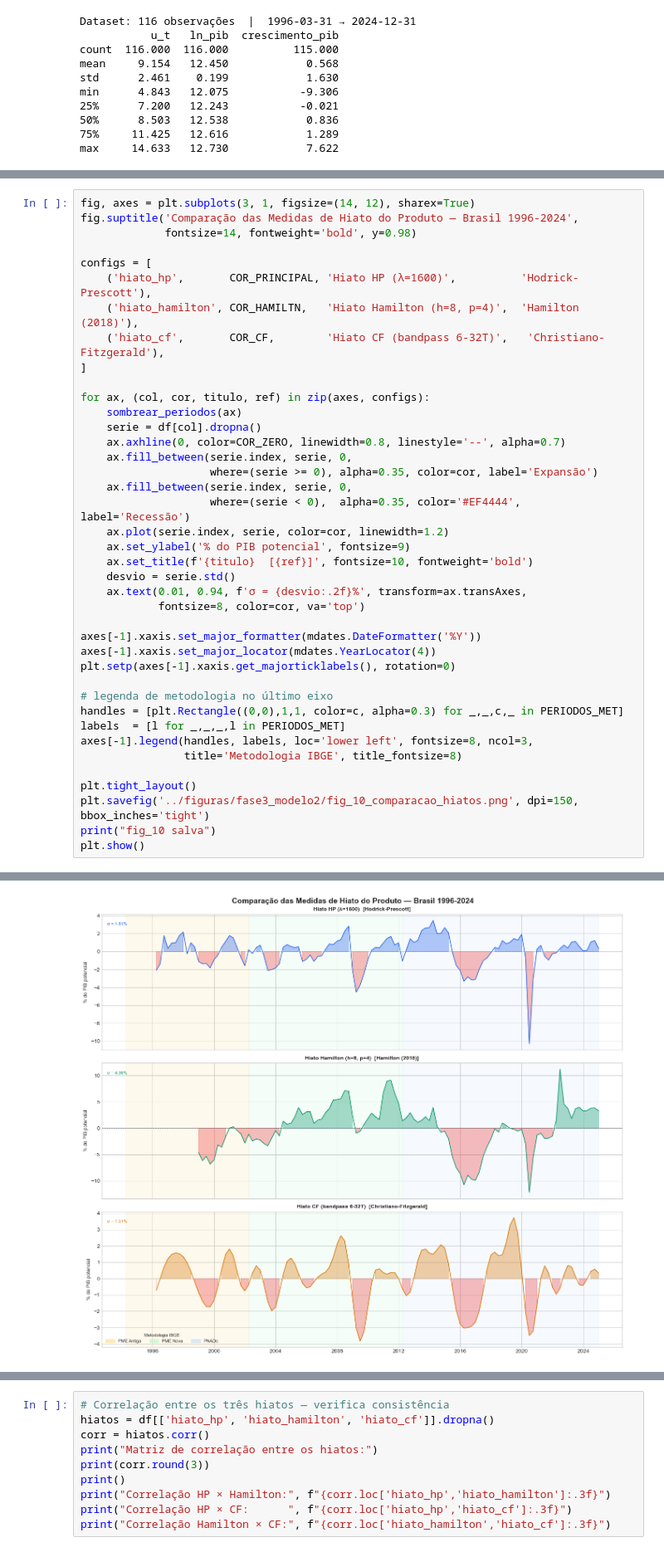
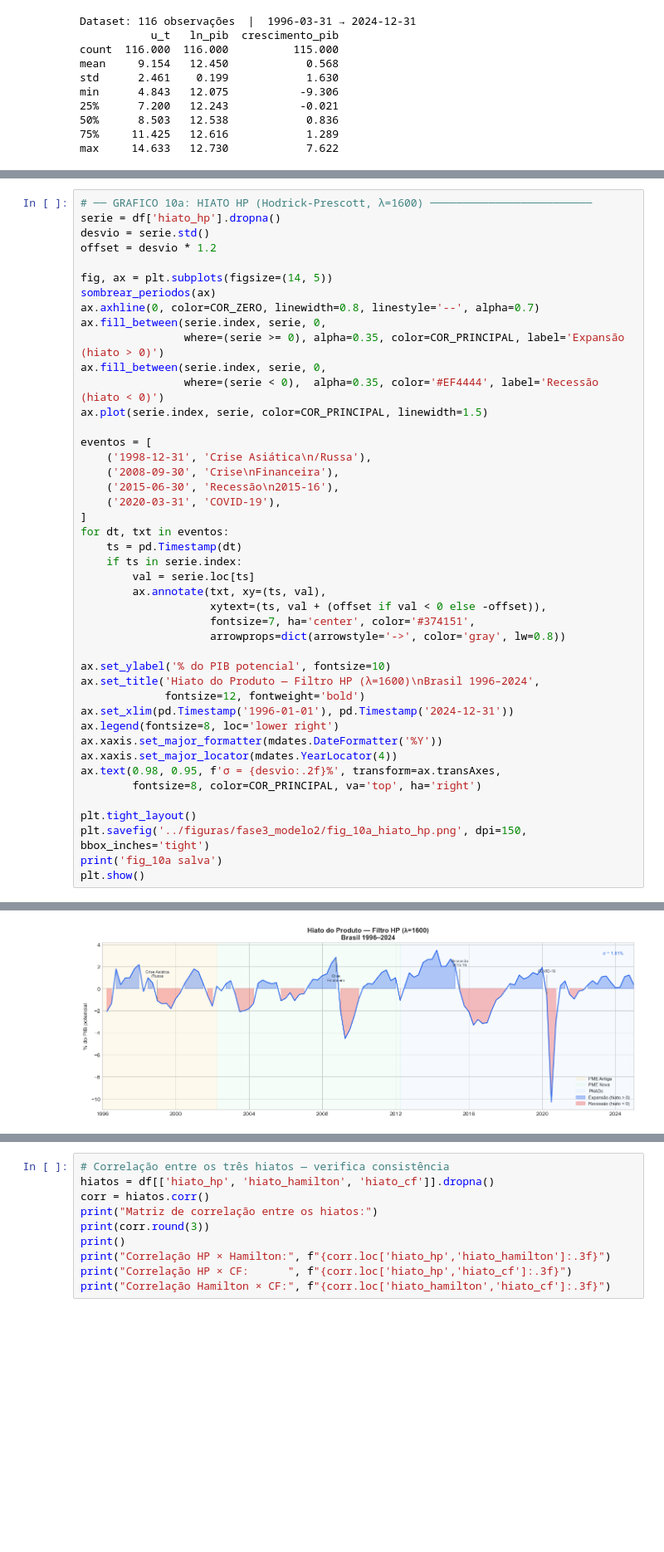
Before and after one commit to DavydSantos-Economist/Lei-de-Okun---1996-a-2024, a Jupyter notebook: notebooks/2.modelo de hiato.ipynb, the cells around one changed output, grey strips where cells are left out. Shown at 83% size. Saved outputs shown, nothing was run; the diff lists cells and outputs as text; blank space fills up the shorter version.

```diff
--- a/notebooks/2.modelo de hiato.ipynb
+++ b/notebooks/2.modelo de hiato.ipynb
@@ -120,43 +120,47 @@ max       3.484          11.208     3.728
 
 Observações com todos os hiatos válidos: 105
 # %%
-fig, axes = plt.subplots(3, 1, figsize=(14, 12), sharex=True)
-fig.suptitle('Comparação das Medidas de Hiato do Produto — Brasil 1996-2024',
-             fontsize=14, fontweight='bold', y=0.98)
+# ── GRAFICO 10a: HIATO HP (Hodrick-Prescott, λ=1600) ─────────────────────────
+serie = df['hiato_hp'].dropna()
+desvio = serie.std()
+offset = desvio * 1.2
 
-configs = [
-    ('hiato_hp',       COR_PRINCIPAL, 'Hiato HP (λ=1600)',          'Hodrick-Prescott'),
-    ('hiato_hamilton', COR_HAMILTN,   'Hiato Hamilton (h=8, p=4)',  'Hamilton (2018)'),
-    ('hiato_cf',       COR_CF,        'Hiato CF (bandpass 6-32T)',   'Christiano-Fitzgerald'),
+fig, ax = plt.subplots(figsize=(14, 5))
+sombrear_periodos(ax)
+ax.axhline(0, color=COR_ZERO, linewidth=0.8, linestyle='--', alpha=0.7)
+ax.fill_between(serie.index, serie, 0,
+                where=(serie >= 0), alpha=0.35, color=COR_PRINCIPAL, label='Expansão (hiato > 0)')
+ax.fill_between(serie.index, serie, 0,
+                where=(serie < 0),  alpha=0.35, color='#EF4444', label='Recessão (hiato < 0)')
+ax.plot(serie.index, serie, color=COR_PRINCIPAL, linewidth=1.5)
+
+eventos = [
+    ('1998-12-31', 'Crise Asiática\n/Russa'),
+    ('2008-09-30', 'Crise\nFinanceira'),
+    ('2015-06-30', 'Recessão\n2015-16'),
+    ('2020-03-31', 'COVID-19'),
 ]
+for dt, txt in eventos:
+    ts = pd.Timestamp(dt)
+    if ts in serie.index:
+        val = serie.loc[ts]
+        ax.annotate(txt, xy=(ts, val),
+                    xytext=(ts, val + (offset if val < 0 else -offset)),
+                    fontsize=7, ha='center', color='#374151',
+                    arrowprops=dict(arrowstyle='->', color='gray', lw=0.8))
 
-for ax, (col, cor, titulo, ref) in zip(axes, configs):
-    sombrear_periodos(ax)
-    serie = df[col].dropna()
-    ax.axhline(0, color=COR_ZERO, linewidth=0.8, linestyle='--', alpha=0.7)
-    ax.fill_between(serie.index, serie, 0,
-                    where=(serie >= 0), alpha=0.35, color=cor, label='Expansão')
-    ax.fill_between(serie.index, serie, 0,
-                    where=(serie < 0),  alpha=0.35, color='#EF4444', label='Recessão')
-    ax.plot(serie.index, serie, color=cor, linewidth=1.2)
-    ax.set_ylabel('% do PIB potencial', fontsize=9)
-    ax.set_title(f'{titulo}  [{ref}]', fontsize=10, fontweight='bold')
-    desvio = serie.std()
-    ax.text(0.01, 0.94, f'σ = {desvio:.2f}%', transform=ax.transAxes,
-            fontsize=8, color=cor, va='top')
-
-axes[-1].xaxis.set_major_formatter(mdates.DateFormatter('%Y'))
-axes[-1].xaxis.set_major_locator(mdates.YearLocator(4))
-plt.setp(axes[-1].xaxis.get_majorticklabels(), rotation=0)
-
-# legenda de metodologia no último eixo
-handles = [plt.Rectangle((0,0),1,1, color=c, alpha=0.3) for _,_,c,_ in PERIODOS_MET]
-labels  = [l for _,_,_,l in PERIODOS_MET]
-axes[-1].legend(handles, labels, loc='lower left', fontsize=8, ncol=3,
-                title='Metodologia IBGE', title_fontsize=8)
+ax.set_ylabel('% do PIB potencial', fontsize=10)
+ax.set_title('Hiato do Produto — Filtro HP (λ=1600)\nBrasil 1996–2024',
+             fontsize=12, fontweight='bold')
+ax.set_xlim(pd.Timestamp('1996-01-01'), pd.Timestamp('2024-12-31'))
+ax.legend(fontsize=8, loc='lower right')
+ax.xaxis.set_major_formatter(mdates.DateFormatter('%Y'))
+ax.xaxis.set_major_locator(mdates.YearLocator(4))
+ax.text(0.98, 0.95, f'σ = {desvio:.2f}%', transform=ax.transAxes,
+        fontsize=8, color=COR_PRINCIPAL, va='top', ha='right')
 
 plt.tight_layout()
-plt.savefig('../figuras/fase3_modelo2/fig_10_comparacao_hiatos.png', dpi=150, bbox_inches='tight')
-print("fig_10 salva")
+plt.savefig('../figuras/fase3_modelo2/fig_10a_hiato_hp.png', dpi=150, bbox_inches='tight')
+print('fig_10a salva')
 plt.show()
 # %% [output]
@@ -164 +168 @@ fig_10 salva
-[figure, old version]
+[figure, new version]
```
Also changed, not shown: parts of 8 cells of this notebook, 25 other files.
